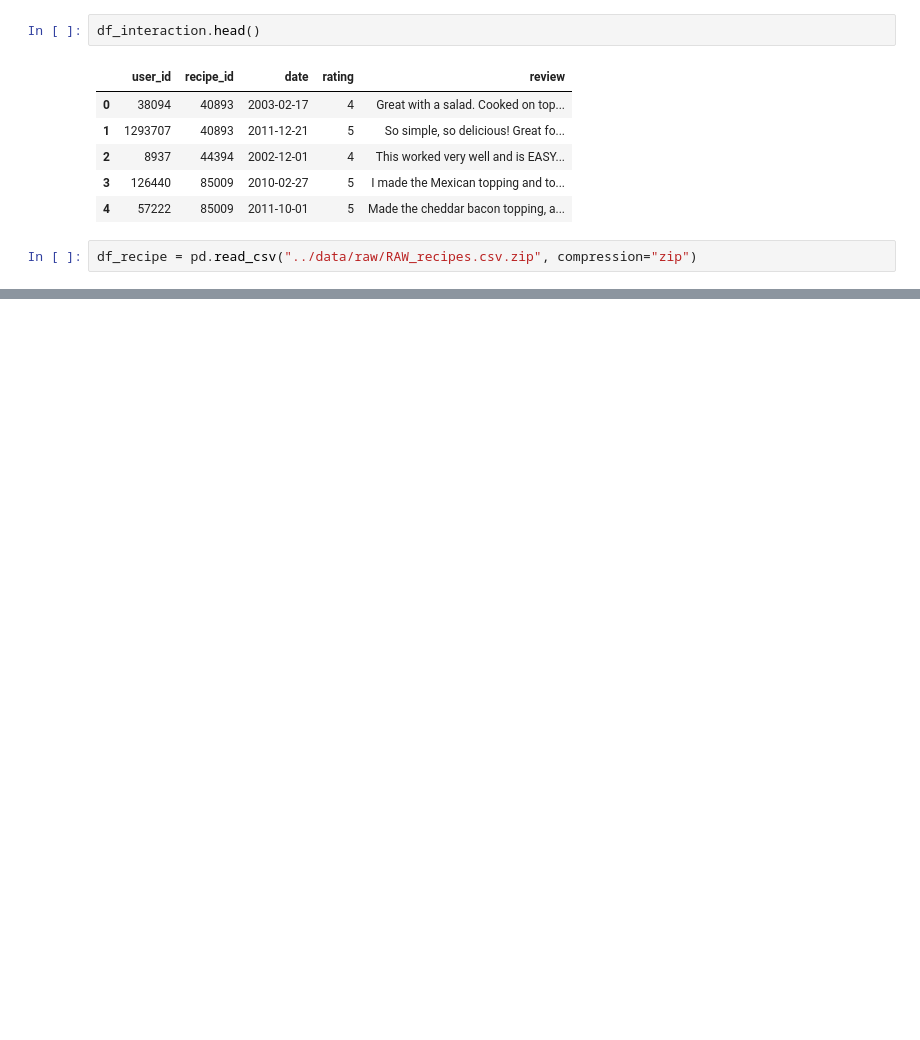
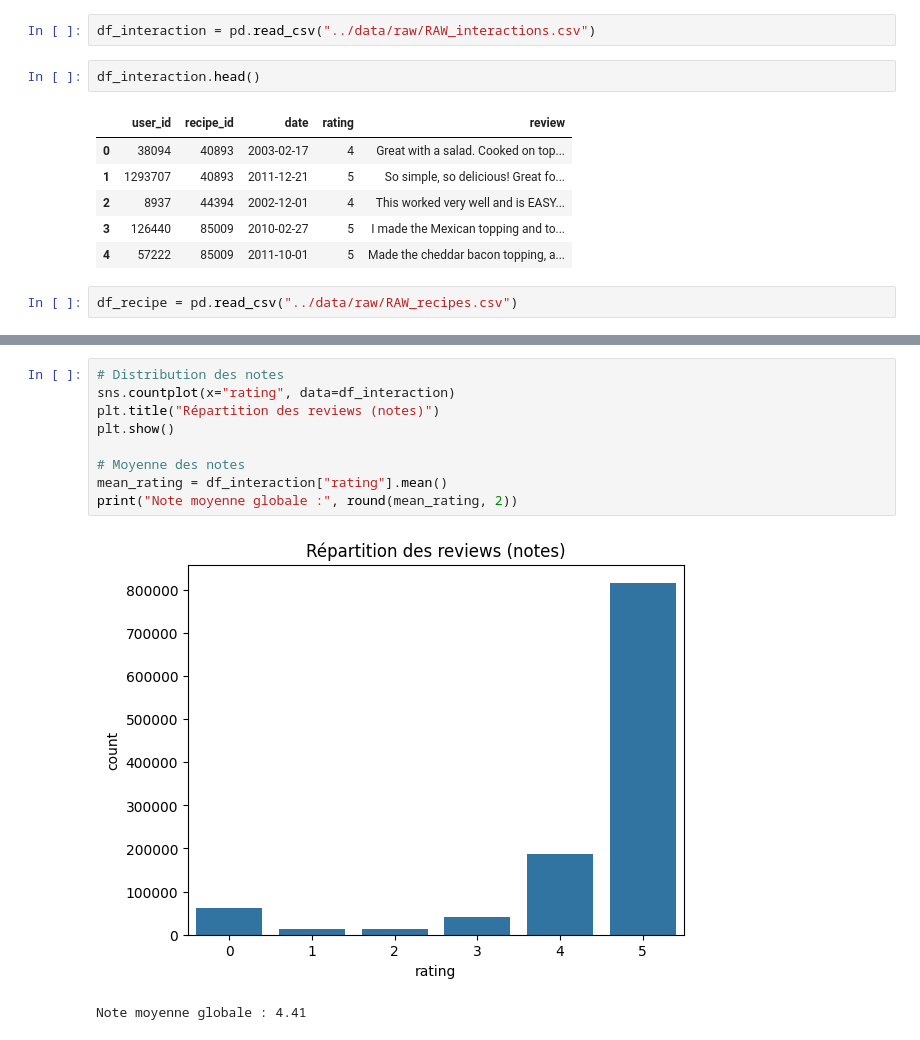
Before and after one commit to shanoether/kit_big_data_mangetamain, a Jupyter notebook: notebook/load_data_vico.ipynb, the cells around one changed output, grey strips where cells are left out. Cells and saved outputs as stored; diff of their text form; blank space fills up the shorter version.

Commit message:
quelques plots avant de merge

```diff
--- a/notebook/load_data_vico.ipynb
+++ b/notebook/load_data_vico.ipynb
@@ -5,3 +5,5 @@ df_interaction = pd.read_csv("../data/raw/RAW_interactions.csv.zip", compression
+# %%
+df_interaction = pd.read_csv("../data/raw/RAW_interactions.csv")
 # %%
 df_interaction.head()
 # %% [output]
@@ -12,7 +14,7 @@ df_interaction.head()
 | 3 | 126440 | 85009 | 2010-02-27 | 5 | I made the Mexican topping and to... |
 | 4 | 57222 | 85009 | 2011-10-01 | 5 | Made the cheddar bacon topping, a... |
 # %%
-df_recipe = pd.read_csv("../data/raw/RAW_recipes.csv.zip", compression="zip")
+df_recipe = pd.read_csv("../data/raw/RAW_recipes.csv")
 # %%
 df_recipe.head()
 # %% [output]
@@ -22,3 +24,15 @@ df_recipe.head()
 | 2 | all in the kitchen chili | 112140 | 130 | 196586 | 2005-02-25 | ['time-to-make', 'course', 'prepa... | [269.8, 22.0, 32.0, 48.0, 39.0, 2... | 6 | ['brown ground beef in large pot'... | ... |
 | 3 | alouette potatoes | 59389 | 45 | 68585 | 2003-04-14 | ['60-minutes-or-less', 'time-to-m... | [368.1, 17.0, 10.0, 2.0, 14.0, 8.... | 11 | ['place potatoes in a large pot o... | ... |
 | 4 | amish tomato ketchup for canning | 44061 | 190 | 41706 | 2002-10-25 | ['weeknight', 'time-to-make', 'co... | [352.9, 1.0, 337.0, 23.0, 3.0, 0.... | 5 | ['mix all ingredients& boil for 2... | ... |
+# %%
+# Distribution des notes
+sns.countplot(x="rating", data=df_interaction)
+plt.title("Répartition des reviews (notes)")
+plt.show()
+
+# Moyenne des notes
+mean_rating = df_interaction["rating"].mean()
+print("Note moyenne globale :", round(mean_rating, 2))
+# %% [output]
+[figure, added]
+Note moyenne globale : 4.41
```
Also changed, not shown: parts of 6 cells of this notebook, 4 other files.
